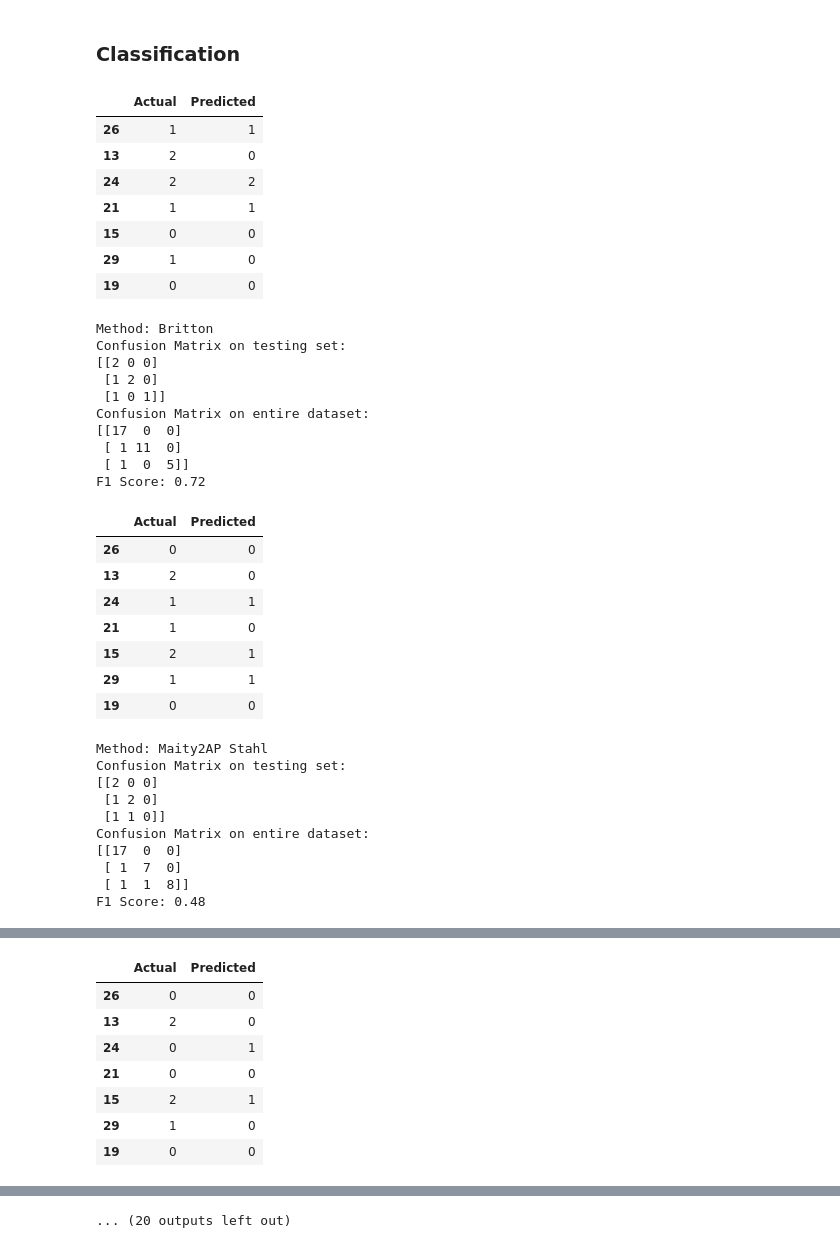
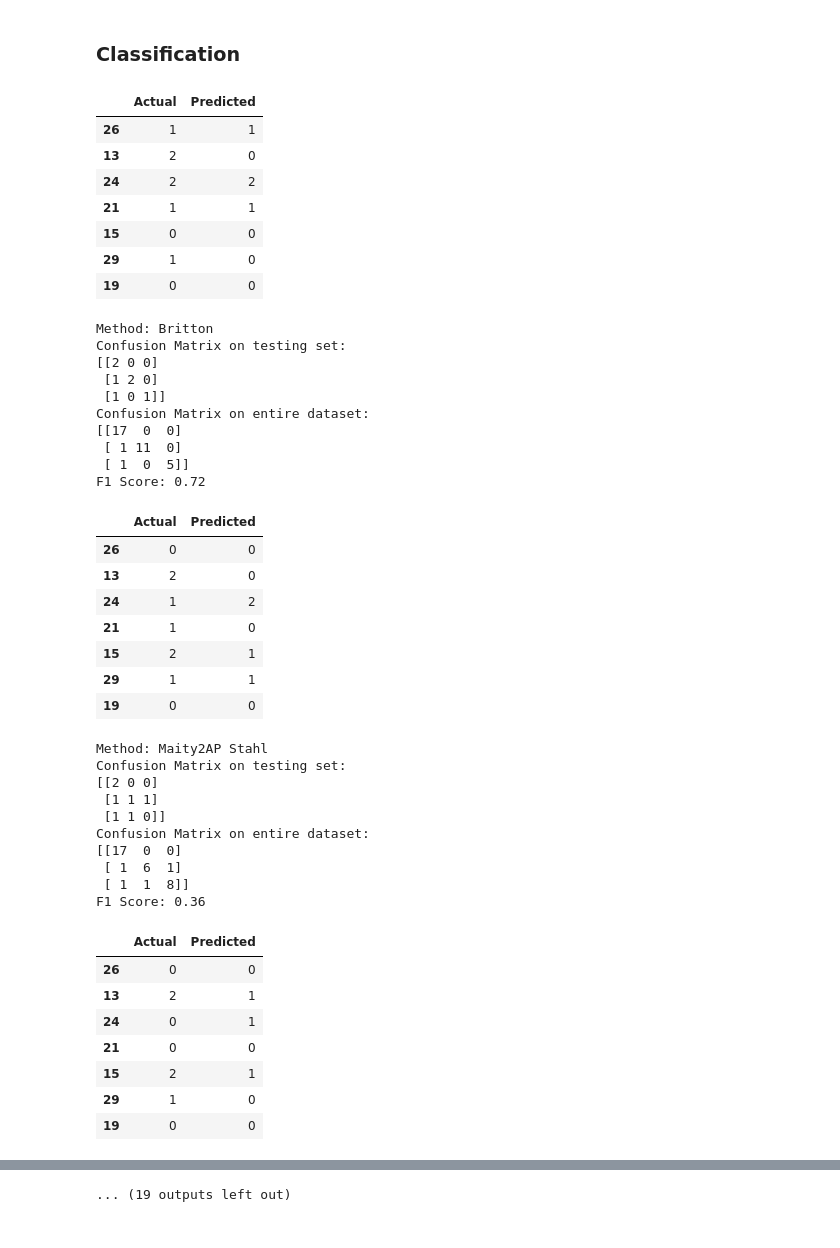
Before and after one commit to intel00000/stahl_data_science, a Jupyter notebook: Machine learning/3.corr_analysis.ipynb, the cells around one changed output, grey strips where cells are left out. Cells and saved outputs as stored; diff of their text form; code cells hidden in the pictures.

```diff
--- a/Machine learning/3.corr_analysis.ipynb
+++ b/Machine learning/3.corr_analysis.ipynb
@@ -70,6 +258,35 @@ for property in properties_columns:
     for method in yield_columns:
         correlation_results.loc[property, method] = select_properties_data_removed_highlycorr_normalized_df[property].corr(yield_data_df[method])
 correlation_results = correlation_results.astype(float)
+# %%
+# plot the correlation matrix
+fig = px.imshow(
+    correlation_results.abs().values.T,
+    labels=dict(x="Properties", y="Methods", color="Correlation"),
+    x=correlation_results.T.columns,
+    y=correlation_results.columns,
+    color_continuous_scale="Reds",
+    title="Correlation Matrix of Properties and Methods",
+)
+
+fig.update_layout(
+    height=len(correlation_results.columns) * 50,
+    width=len(correlation_results.T.columns) * 50,
+    xaxis=dict(tickangle=30),
+    template="plotly_white",
+    font=dict(size=12, family="Arial", color="black", weight="bold"),
+)
+
+fig.update_coloraxes(
+    colorbar_orientation="h",
+    colorbar_y=-0.5,
+    colorbar_len=0.7,
+    colorbar_title="Correlation",
+)
+
+fig.show()
+# save to html and open in browser
+fig.write_html("temp.html", auto_open=True)
 # %%
 # Identify the top 2 important factors (positive or negative) for each method
 top_factors_dict = {}
@@ -534,34 +869,38 @@ for method in classification_yields_df.columns:
     }
 
     print(f"Method: {method}")
     print("Confusion Matrix on testing set:")
     print(matrix)
     print("Confusion Matrix on entire dataset:")
     print(matrix_total)
     print(f"F1 Score: {f1:.2f}")
+
+# print the average F1 score
+average_f1 = np.mean([metrics["f1_score"] for metrics in classification_models.values()])
+print(f"Average F1 Score: {average_f1:.2f}")
 # %% [output]
 |  | Actual | Predicted |
 | 26 | 1 | 1 |
 | 13 | 2 | 0 |
 | 24 | 2 | 2 |
 | 21 | 1 | 1 |
 | 15 | 0 | 0 |
 | 29 | 1 | 0 |
 | 19 | 0 | 0 |
 Method: Britton
 Confusion Matrix on testing set:
 [[2 0 0]
  [1 2 0]
  [1 0 1]]
 Confusion Matrix on entire dataset:
 [[17  0  0]
  [ 1 11  0]
  [ 1  0  5]]
 F1 Score: 0.72
 |  | Actual | Predicted |
 | 26 | 0 | 0 |
 | 13 | 2 | 0 |
-| 24 | 1 | 1 |
+| 24 | 1 | 2 |
 | 21 | 1 | 0 |
 | 15 | 2 | 1 |
 | 29 | 1 | 1 |
@@ -569,10 +908,18 @@ F1 Score: 0.72
 Method: Maity2AP Stahl
 Confusion Matrix on testing set:
 [[2 0 0]
- [1 2 0]
+ [1 1 1]
  [1 1 0]]
 Confusion Matrix on entire dataset:
 [[17  0  0]
- [ 1  7  0]
+ [ 1  6  1]
  [ 1  1  8]]
-F1 Score: 0.48
+F1 Score: 0.36
+|  | Actual | Predicted |
+| 26 | 0 | 0 |
+| 13 | 2 | 1 |
+| 24 | 0 | 1 |
+| 21 | 0 | 0 |
+| 15 | 2 | 1 |
+| 29 | 1 | 0 |
+| 19 | 0 | 0 |
@@ -586,8 +935,0 @@ Precision is ill-defined and being set to 0.0 in labels with no predicted sample
-|  | Actual | Predicted |
-| 26 | 0 | 0 |
-| 13 | 2 | 0 |
-| 24 | 0 | 1 |
-| 21 | 0 | 0 |
-| 15 | 2 | 1 |
-| 29 | 1 | 0 |
-| 19 | 0 | 0 |
@@ -644 +986 @@ Precision is ill-defined and being set to 0.0 in labels with no predicted sample
-... (20 outputs left out)
+... (19 outputs left out)
```
Also changed, not shown: parts of 28 cells of this notebook, 2 other files.
